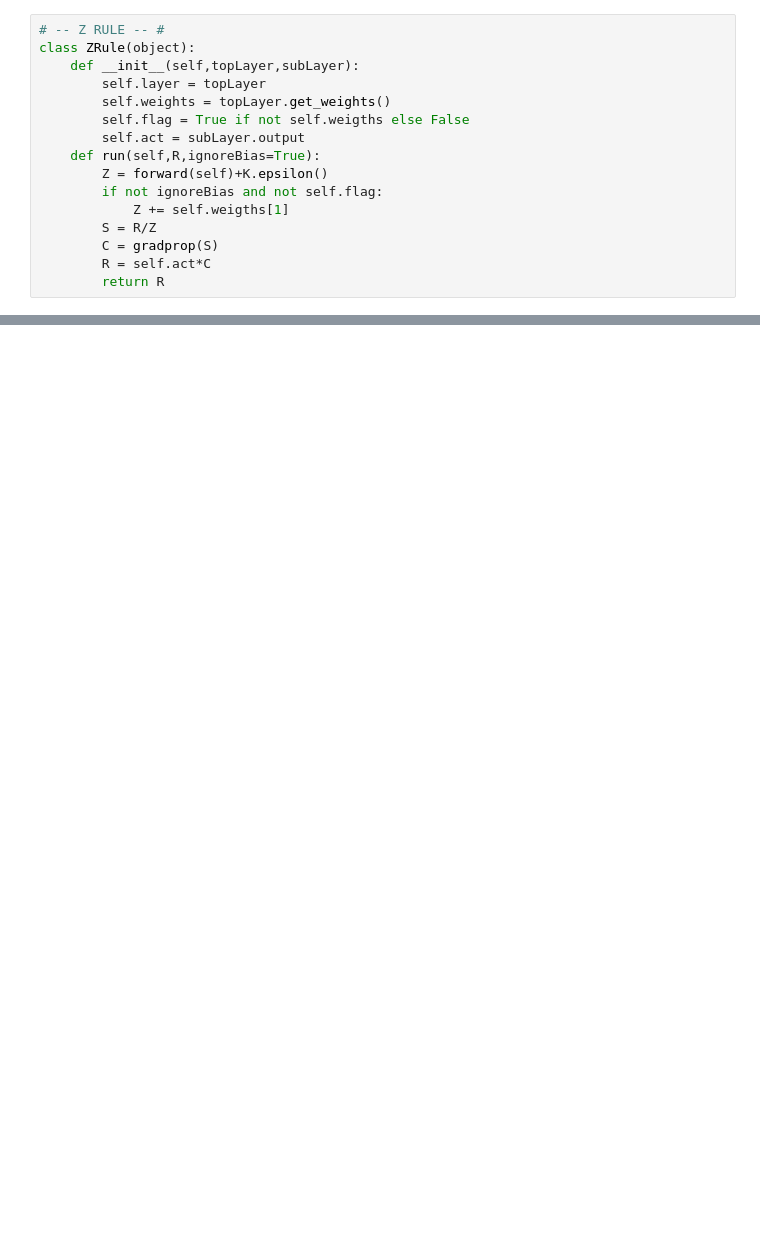
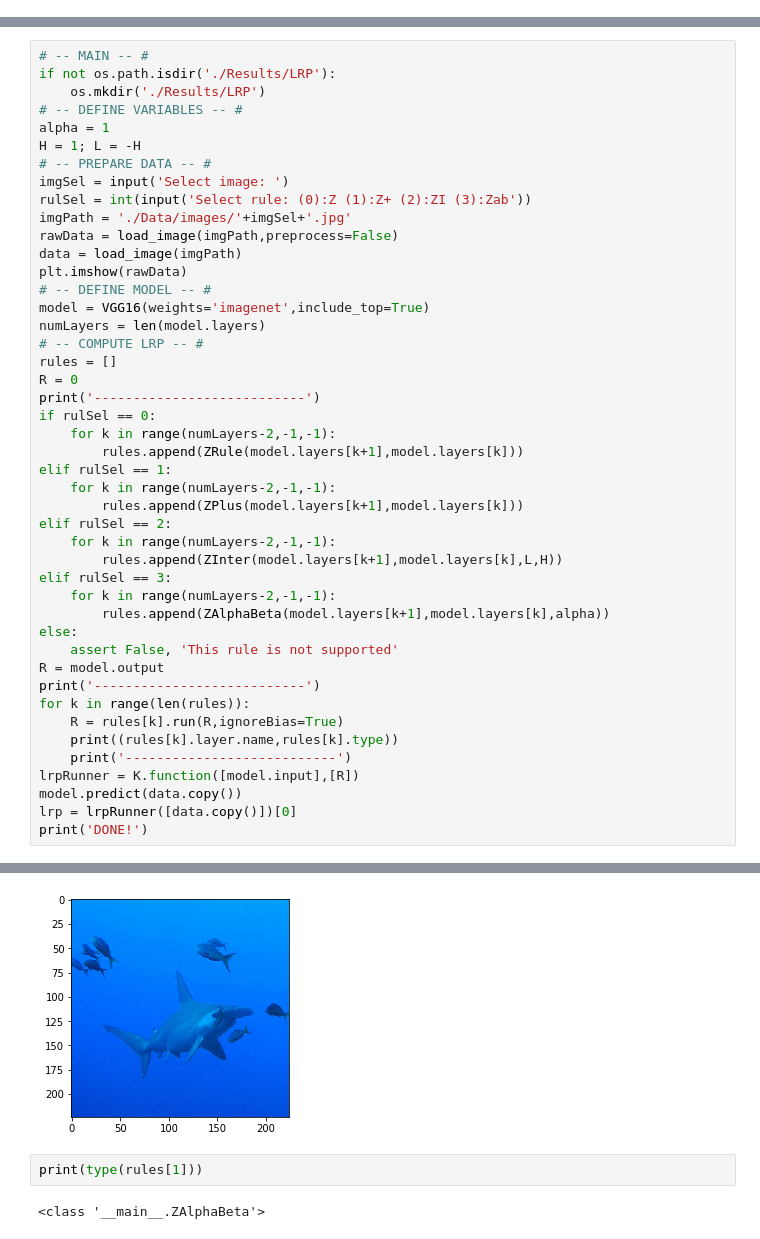
Before and after one commit to paudom/iNNterpret, a Jupyter notebook: iNNterpret/UnitTests/LRP.ipynb, the cells around one changed output, grey strips where cells are left out. Cells and saved outputs as stored; diff of their text form; blank space fills up the shorter version.

```diff
--- a/iNNterpret/UnitTests/LRP.ipynb
+++ b/iNNterpret/UnitTests/LRP.ipynb
@@ -26,16 +17,0 @@ Dense
-# %%
-# -- Z RULE -- #
-class ZRule(object):
-    def __init__(self,topLayer,subLayer):
-        self.layer = topLayer
-        self.weights = topLayer.get_weights()
-        self.flag = True if not self.weigths else False
-        self.act = subLayer.output
-    def run(self,R,ignoreBias=True):
-        Z = forward(self)+K.epsilon()
-        if not ignoreBias and not self.flag:
-            Z += self.weigths[1]
-        S = R/Z
-        C = gradprop(S)
-        R = self.act*C
-        return R
@@ -67,0 +408,46 @@ class ZPlusRule(object):
+# %%
+# -- MAIN -- #
+if not os.path.isdir('./Results/LRP'):
+    os.mkdir('./Results/LRP')
+# -- DEFINE VARIABLES -- #
+alpha = 1
+H = 1; L = -H
+# -- PREPARE DATA -- #
+imgSel = input('Select image: ')
+rulSel = int(input('Select rule: (0):Z (1):Z+ (2):ZI (3):Zab'))
+imgPath = './Data/images/'+imgSel+'.jpg'
+rawData = load_image(imgPath,preprocess=False)
+data = load_image(imgPath)
+plt.imshow(rawData)
+# -- DEFINE MODEL -- #
+model = VGG16(weights='imagenet',include_top=True)
+numLayers = len(model.layers)
+# -- COMPUTE LRP -- #
+rules = []
+R = 0
+print('---------------------------')
+if rulSel == 0:
+    for k in range(numLayers-2,-1,-1):
+        rules.append(ZRule(model.layers[k+1],model.layers[k]))
+elif rulSel == 1:
+    for k in range(numLayers-2,-1,-1):
+        rules.append(ZPlus(model.layers[k+1],model.layers[k]))
+elif rulSel == 2:
+    for k in range(numLayers-2,-1,-1):
+        rules.append(ZInter(model.layers[k+1],model.layers[k],L,H))
+elif rulSel == 3:
+    for k in range(numLayers-2,-1,-1):
+        rules.append(ZAlphaBeta(model.layers[k+1],model.layers[k],alpha))
+else:
+    assert False, 'This rule is not supported'
+R = model.output
+print('---------------------------')
+for k in range(len(rules)):
+    R = rules[k].run(R,ignoreBias=True)
+    print((rules[k].layer.name,rules[k].type))
+    print('---------------------------')
+lrpRunner = K.function([model.input],[R])
+model.predict(data.copy())
+lrp = lrpRunner([data.copy()])[0]
+print('DONE!')
+# %% [output]
@@ -67,0 +471,5 @@ class ZPlusRule(object):
+[figure, added]
+# %%
+print(type(rules[1]))
+# %% [output]
+<class '__main__.ZAlphaBeta'>
```
Also changed, not shown: parts of 15 cells of this notebook, 24 other files.
